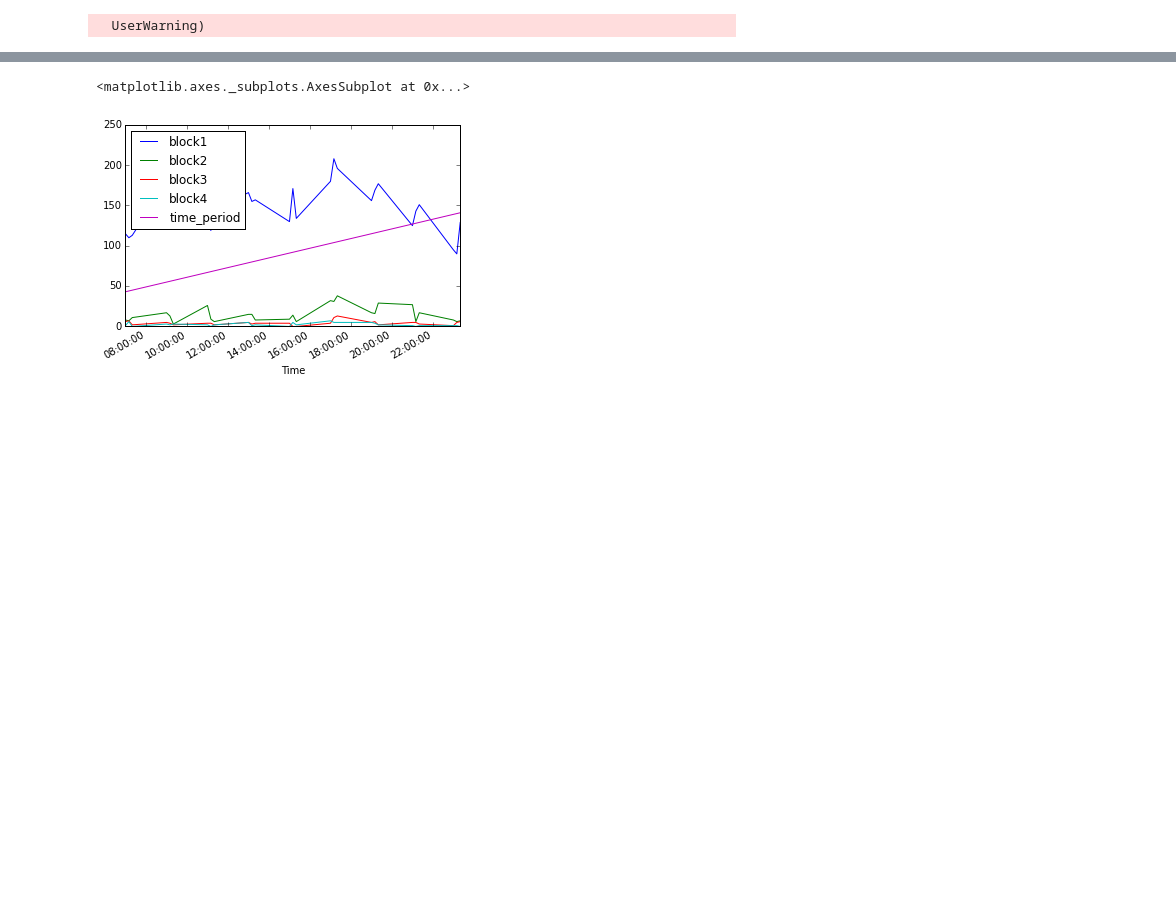
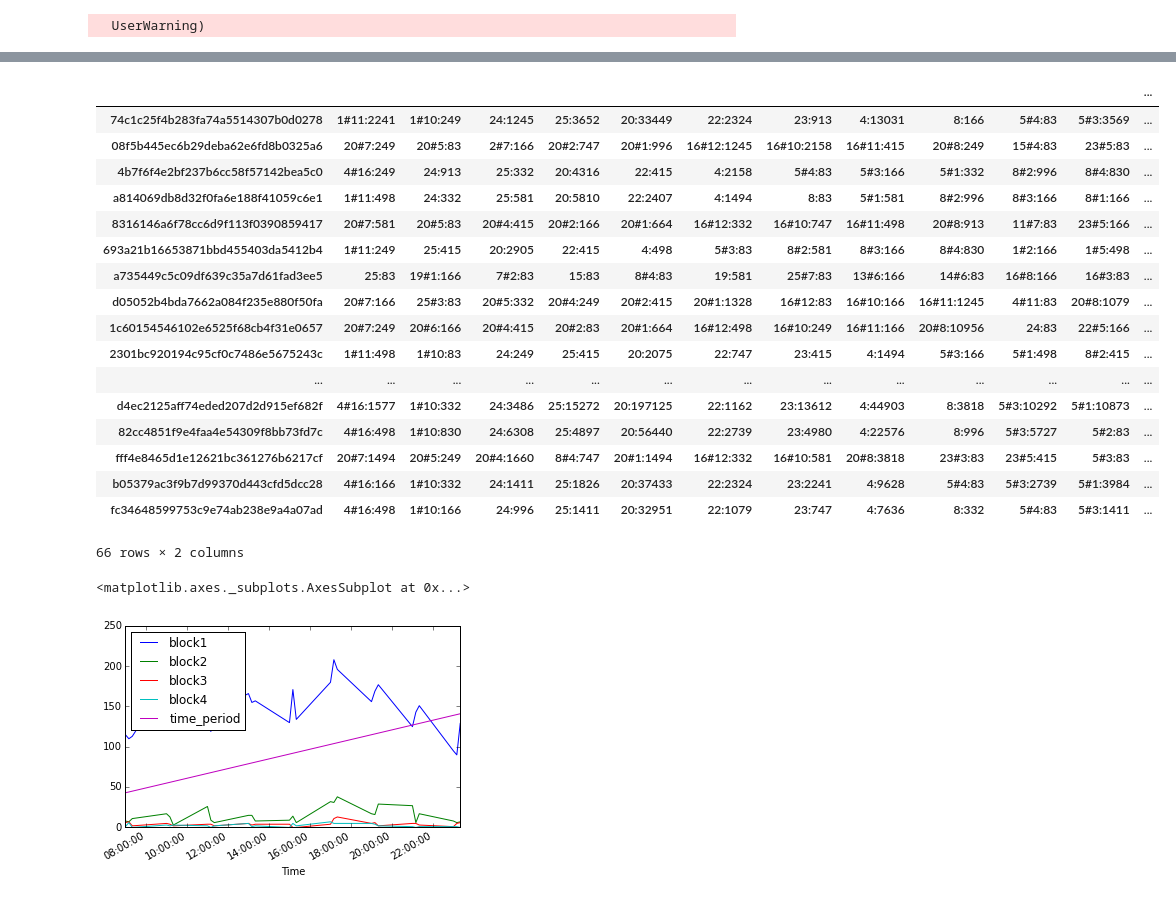
Before and after one commit to kuanliang/traffic_gap, a Jupyter notebook: didi_script_tests.ipynb, the cells around one changed output, grey strips where cells are left out. Drawn from its saved outputs; the diff is of its cells as text; code cells hidden in the pictures; blank space fills up the shorter version.

```diff
--- a/didi_script_tests.ipynb
+++ b/didi_script_tests.ipynb
@@ -268,3 +158,37 @@ trafficDf
+# %%
+def transform_PoiData(**option):
+    '''
+    '''
+    if option['folder'] == 'testing':
+        filedir = 'season_1/test_set_1/poi_data/poi_data'
+    elif option['folder'] == 'training':
+        filedir = 'season_1/training_data/poi_data/poi_data'
+
+    columnNames = ['district_hash', 'poi_class']
+    poiDf = pd.read_csv(filedir, sep='\t', header=None, names=columnNames)
+
+    return poiDf
+# %%
+transform_PoiData(folder='testing')
+# %% [output]
+|  |  |  |  |  |  |  |  |  |  |  |  | ... |
+| 74c1c25f4b283fa74a5514307b0d0278 | 1#11:2241 | 1#10:249 | 24:1245 | 25:3652 | 20:33449 | 22:2324 | 23:913 | 4:13031 | 8:166 | 5#4:83 | 5#3:3569 | ... |
+| 08f5b445ec6b29deba62e6fd8b0325a6 | 20#7:249 | 20#5:83 | 2#7:166 | 20#2:747 | 20#1:996 | 16#12:1245 | 16#10:2158 | 16#11:415 | 20#8:249 | 15#4:83 | 23#5:83 | ... |
+| 4b7f6f4e2bf237b6cc58f57142bea5c0 | 4#16:249 | 24:913 | 25:332 | 20:4316 | 22:415 | 4:2158 | 5#4:83 | 5#3:166 | 5#1:332 | 8#2:996 | 8#4:830 | ... |
+| a814069db8d32f0fa6e188f41059c6e1 | 1#11:498 | 24:332 | 25:581 | 20:5810 | 22:2407 | 4:1494 | 8:83 | 5#1:581 | 8#2:996 | 8#3:166 | 8#1:166 | ... |
+| 8316146a6f78cc6d9f113f0390859417 | 20#7:581 | 20#5:83 | 20#4:415 | 20#2:166 | 20#1:664 | 16#12:332 | 16#10:747 | 16#11:498 | 20#8:913 | 11#7:83 | 23#5:166 | ... |
+| 693a21b16653871bbd455403da5412b4 | 1#11:249 | 25:415 | 20:2905 | 22:415 | 4:498 | 5#3:83 | 8#2:581 | 8#3:166 | 8#4:830 | 1#2:166 | 1#5:498 | ... |
+| a735449c5c09df639c35a7d61fad3ee5 | 25:83 | 19#1:166 | 7#2:83 | 15:83 | 8#4:83 | 19:581 | 25#7:83 | 13#6:166 | 14#6:83 | 16#8:166 | 16#3:83 | ... |
+| d05052b4bda7662a084f235e880f50fa | 20#7:166 | 25#3:83 | 20#5:332 | 20#4:249 | 20#2:415 | 20#1:1328 | 16#12:83 | 16#10:166 | 16#11:1245 | 4#11:83 | 20#8:1079 | ... |
+| 1c60154546102e6525f68cb4f31e0657 | 20#7:249 | 20#6:166 | 20#4:415 | 20#2:83 | 20#1:664 | 16#12:498 | 16#10:249 | 16#11:166 | 20#8:10956 | 24:83 | 22#5:166 | ... |
+| 2301bc920194c95cf0c7486e5675243c | 1#11:498 | 1#10:83 | 24:249 | 25:415 | 20:2075 | 22:747 | 23:415 | 4:1494 | 5#3:166 | 5#1:498 | 8#2:415 | ... |
+| ... | ... | ... | ... | ... | ... | ... | ... | ... | ... | ... | ... | ... |
+| d4ec2125aff74eded207d2d915ef682f | 4#16:1577 | 1#10:332 | 24:3486 | 25:15272 | 20:197125 | 22:1162 | 23:13612 | 4:44903 | 8:3818 | 5#3:10292 | 5#1:10873 | ... |
+| 82cc4851f9e4faa4e54309f8bb73fd7c | 4#16:498 | 1#10:830 | 24:6308 | 25:4897 | 20:56440 | 22:2739 | 23:4980 | 4:22576 | 8:996 | 5#3:5727 | 5#2:83 | ... |
+| fff4e8465d1e12621bc361276b6217cf | 20#7:1494 | 20#5:249 | 20#4:1660 | 8#4:747 | 20#1:1494 | 16#12:332 | 16#10:581 | 20#8:3818 | 23#3:83 | 23#5:415 | 5#3:83 | ... |
+| b05379ac3f9b7d99370d443cfd5dcc28 | 4#16:166 | 1#10:332 | 24:1411 | 25:1826 | 20:37433 | 22:2324 | 23:2241 | 4:9628 | 5#4:83 | 5#3:2739 | 5#1:3984 | ... |
+| fc34648599753c9e74ab238e9a4a07ad | 4#16:498 | 1#10:166 | 24:996 | 25:1411 | 20:32951 | 22:1079 | 23:747 | 4:7636 | 8:332 | 5#4:83 | 5#3:1411 | ... |
+66 rows × 2 columns
 # %%
 df[1].plot()
 # %% [output]
```
Also changed, not shown: parts of 46 cells of this notebook, 5 other files.
